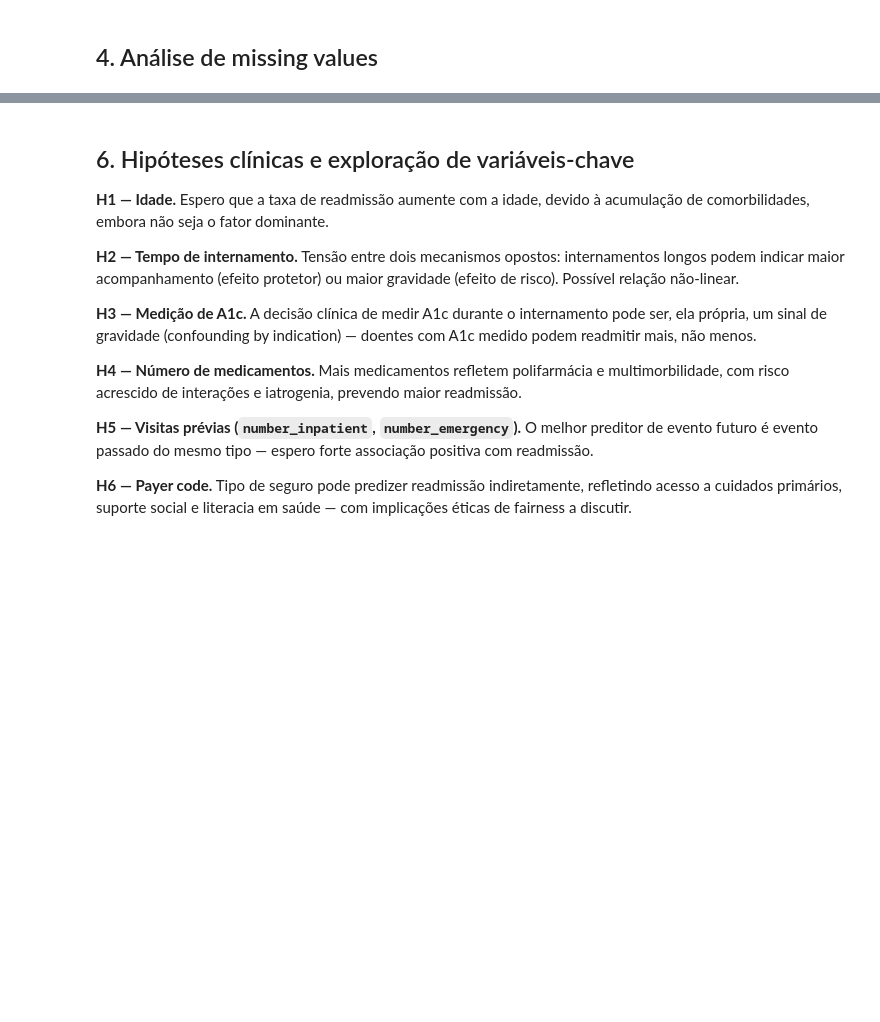
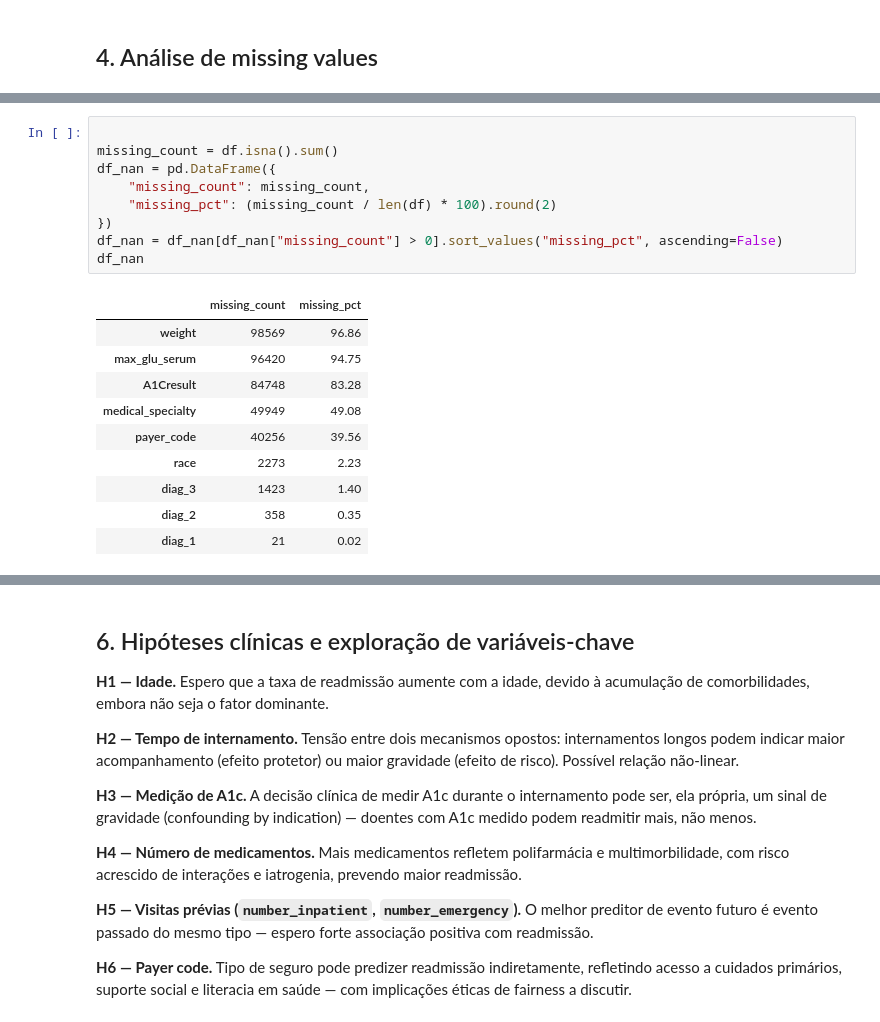
Before and after one commit to vvfpint0/diabetes-readmission-prediction, a Jupyter notebook: notebooks/01_EDA.ipynb, the cells around one changed output, grey strips where cells are left out. Cells and saved outputs as stored; diff of their text form; blank space fills up the shorter version.

```diff
--- a/notebooks/01_EDA.ipynb
+++ b/notebooks/01_EDA.ipynb
@@ -143,0 +162,20 @@ A prevalência da classe positiva é de 11.16%, configurando um cenário de *cla
+# %%
+
+missing_count = df.isna().sum()
+df_nan = pd.DataFrame({
+    "missing_count": missing_count,
+    "missing_pct": (missing_count / len(df) * 100).round(2)
+})
+df_nan = df_nan[df_nan["missing_count"] > 0].sort_values("missing_pct", ascending=False)
+df_nan
+# %% [output]
+|  | missing_count | missing_pct |
+| weight | 98569 | 96.86 |
+| max_glu_serum | 96420 | 94.75 |
+| A1Cresult | 84748 | 83.28 |
+| medical_specialty | 49949 | 49.08 |
+| payer_code | 40256 | 39.56 |
+| race | 2273 | 2.23 |
+| diag_3 | 1423 | 1.40 |
+| diag_2 | 358 | 0.35 |
+| diag_1 | 21 | 0.02 |
```
Also changed, not shown: parts of 5 cells of this notebook.
